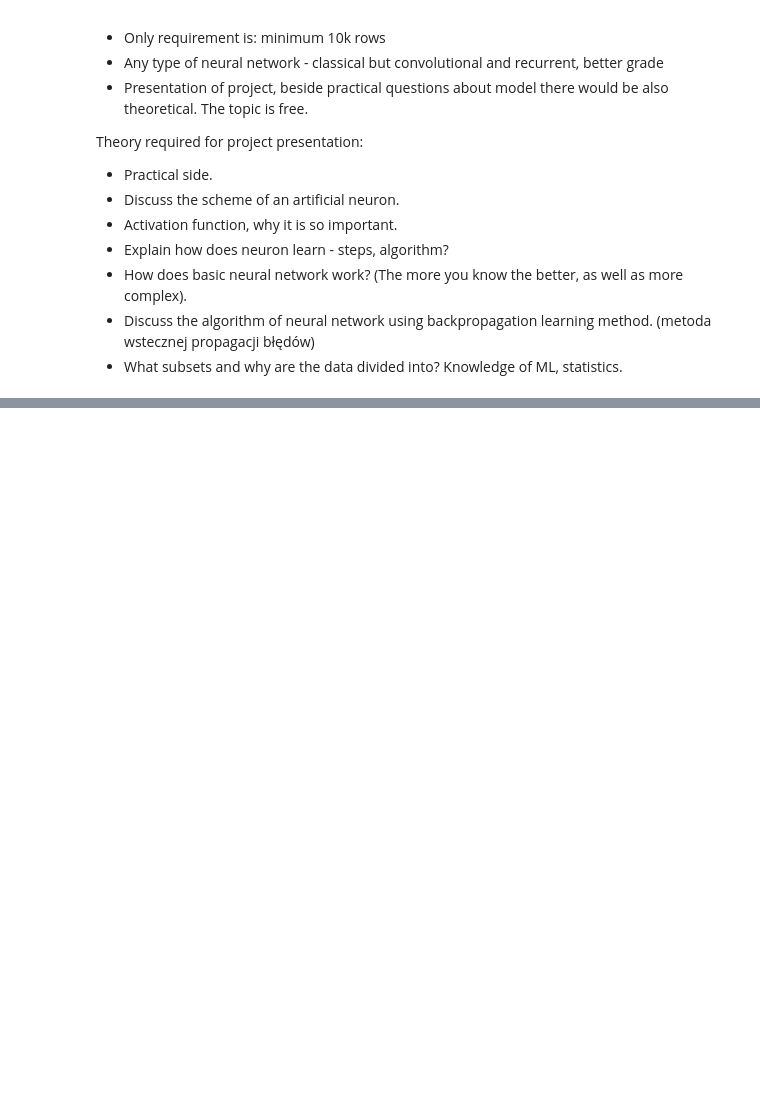
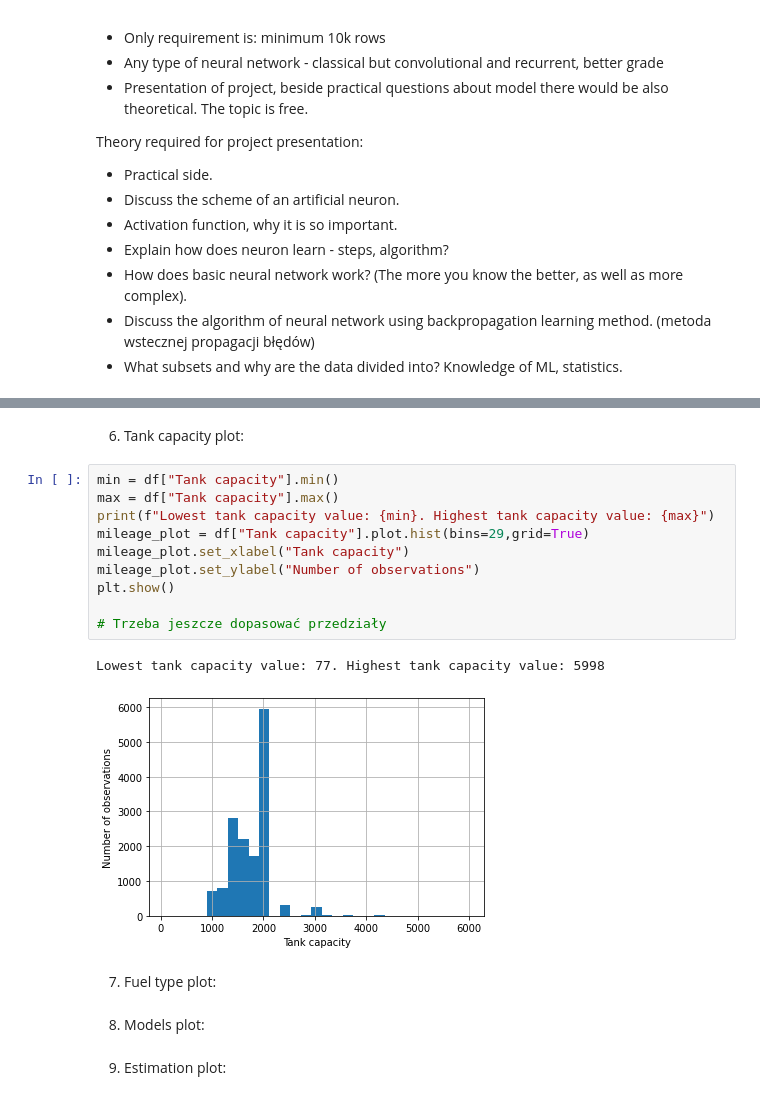
Before and after one commit to PsimonL/AI_Assesment, a Jupyter notebook: main.ipynb, the cells around one changed output, grey strips where cells are left out. Saved outputs shown, nothing was run; the diff lists cells and outputs as text; blank space fills up the shorter version.

```diff
--- a/main.ipynb
+++ b/main.ipynb
@@ -89,0 +125,21 @@ list_of_models = VolkswagenModel.list_of_models
+# %% [markdown]
+6. Tank capacity plot:
+# %%
+min = df["Tank capacity"].min()
+max = df["Tank capacity"].max()
+print(f"Lowest tank capacity value: {min}. Highest tank capacity value: {max}")
+mileage_plot = df["Tank capacity"].plot.hist(bins=29,grid=True)
+mileage_plot.set_xlabel("Tank capacity")
+mileage_plot.set_ylabel("Number of observations")
+plt.show()
+
+# Trzeba jeszcze dopasować przedziały
+# %% [output]
+Lowest tank capacity value: 77. Highest tank capacity value: 5998
+[figure, added]
+# %% [markdown]
+7. Fuel type plot:
+# %% [markdown]
+8. Models plot:
+# %% [markdown]
+9. Estimation plot:
```
Also changed, not shown: parts of 15 cells of this notebook, 1 other file.
